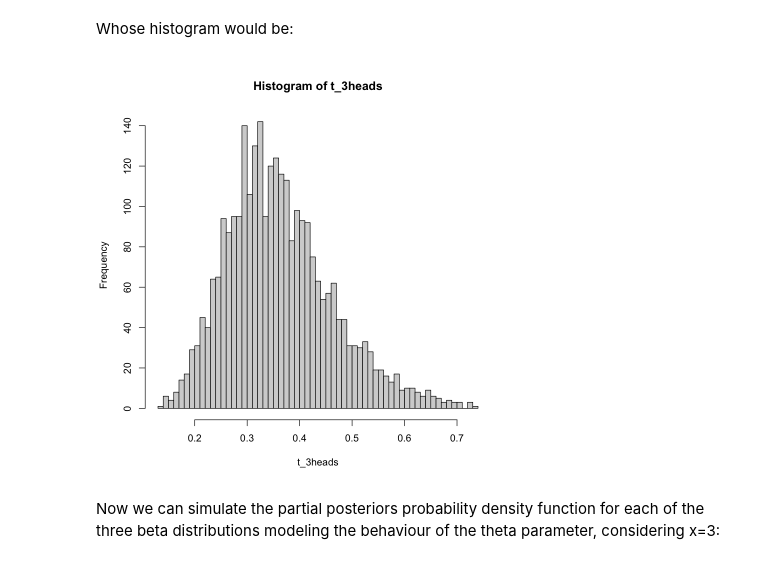
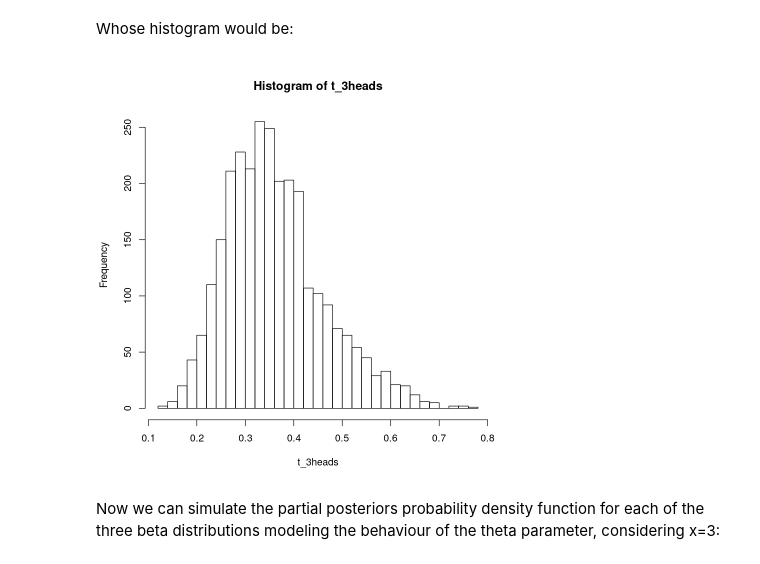
Before and after one commit to claudia-hm/BSPP, a Jupyter notebook: 2021-2022.Homework.01.Statements.ipynb, the cells around one changed output. Drawn from its saved outputs; the diff is of its cells as text; code cells hidden in the pictures.

```diff
--- a/2021-2022.Homework.01.Statements.ipynb
+++ b/2021-2022.Homework.01.Statements.ipynb
@@ -761,9 +761,9 @@ t_3heads <- theta[heads == 3]
 # %% [markdown]
 Whose histogram would be:
 # %%
-hist(t_3heads, breaks=50)
+hist(t_3heads, breaks=30)
 # %% [output]
-[figure, old version]
+[figure, new version]
 # %% [markdown]
 Now we can simulate the partial posteriors probability density function for each of the three beta distributions modeling the behaviour of the theta parameter, considering x=3:
 # %%
```
Also changed, not shown: parts of 17 cells of this notebook.
